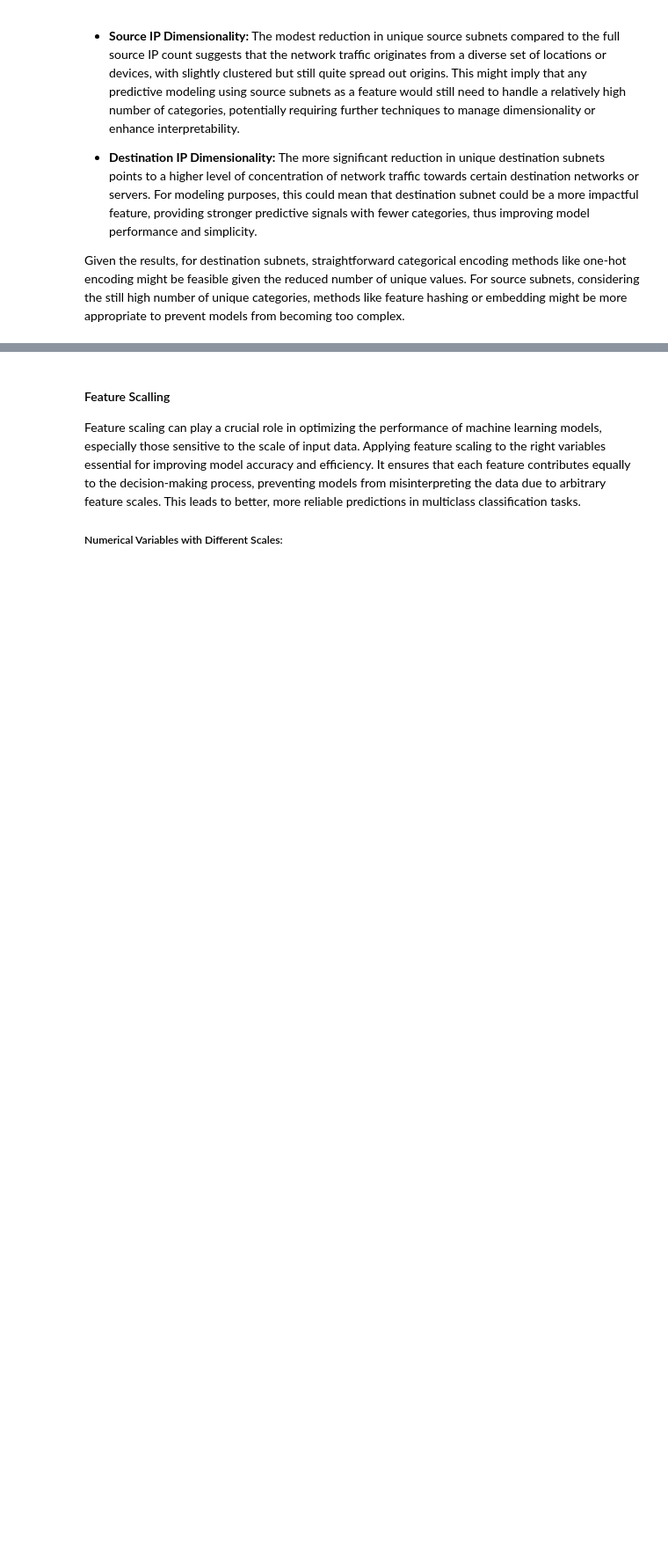
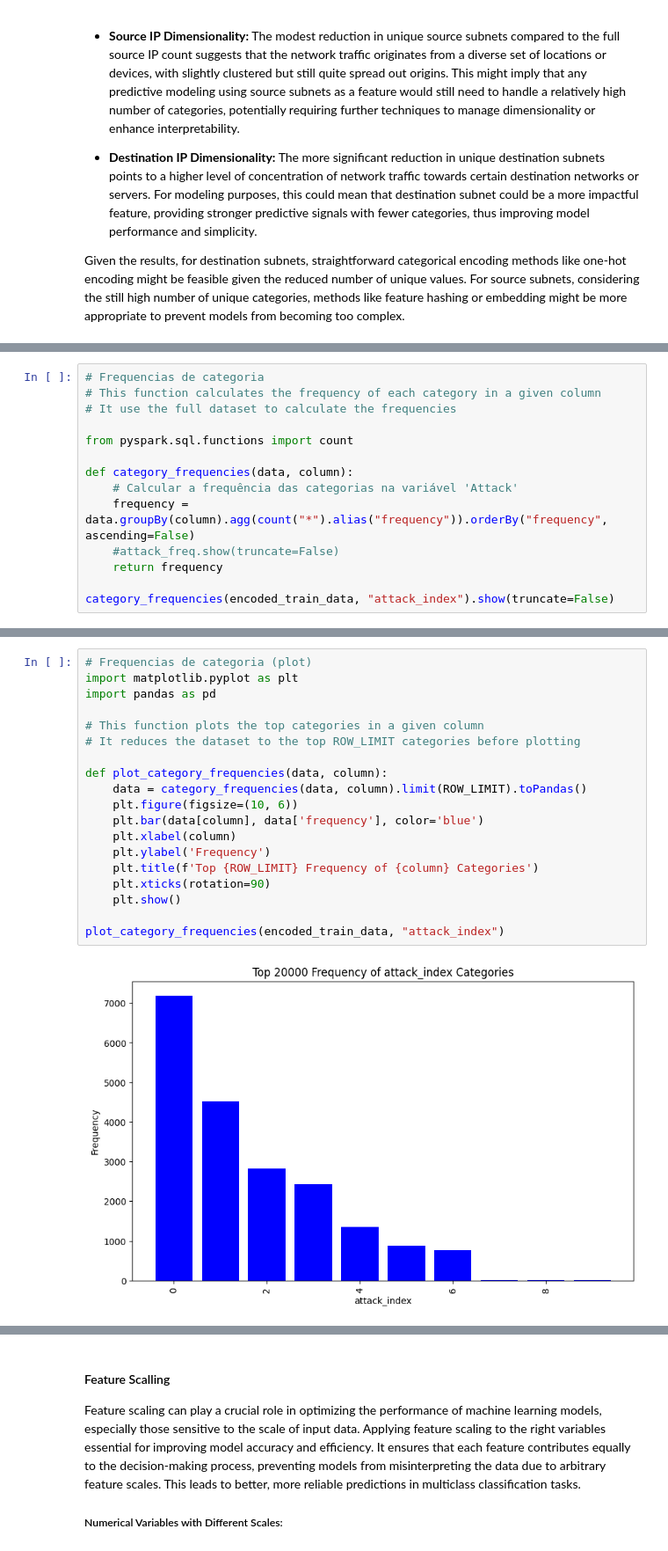
Before and after one commit to PtrTella/BigDataProject, a Jupyter notebook: project.ipynb, the cells around one changed output, grey strips where cells are left out. Shown at 88% size. Drawn from its saved outputs; the diff is of its cells as text; blank space fills up the shorter version.

```diff
--- a/project.ipynb
+++ b/project.ipynb
@@ -253,0 +358,14 @@ only showing top 20 rows
+# %%
+# Frequencias de categoria
+# This function calculates the frequency of each category in a given column
+# It use the full dataset to calculate the frequencies
+
+from pyspark.sql.functions import count
+
+def category_frequencies(data, column):
+    # Calcular a frequência das categorias na variável 'Attack'
+    frequency = data.groupBy(column).agg(count("*").alias("frequency")).orderBy("frequency", ascending=False)
+    #attack_freq.show(truncate=False)
+    return frequency
+
+category_frequencies(encoded_train_data, "attack_index").show(truncate=False)
@@ -253,0 +387,21 @@ only showing top 20 rows
+# %%
+# Frequencias de categoria (plot)
+import matplotlib.pyplot as plt
+import pandas as pd
+
+# This function plots the top categories in a given column
+# It reduces the dataset to the top ROW_LIMIT categories before plotting
+
+def plot_category_frequencies(data, column):
+    data = category_frequencies(data, column).limit(ROW_LIMIT).toPandas()
+    plt.figure(figsize=(10, 6))
+    plt.bar(data[column], data['frequency'], color='blue')
+    plt.xlabel(column)
+    plt.ylabel('Frequency')
+    plt.title(f'Top {ROW_LIMIT} Frequency of {column} Categories')
+    plt.xticks(rotation=90)
+    plt.show()
+
+plot_category_frequencies(encoded_train_data, "attack_index")
+# %% [output]
+[figure, added]
```
Also changed, not shown: parts of 25 cells of this notebook, 14 other files.
